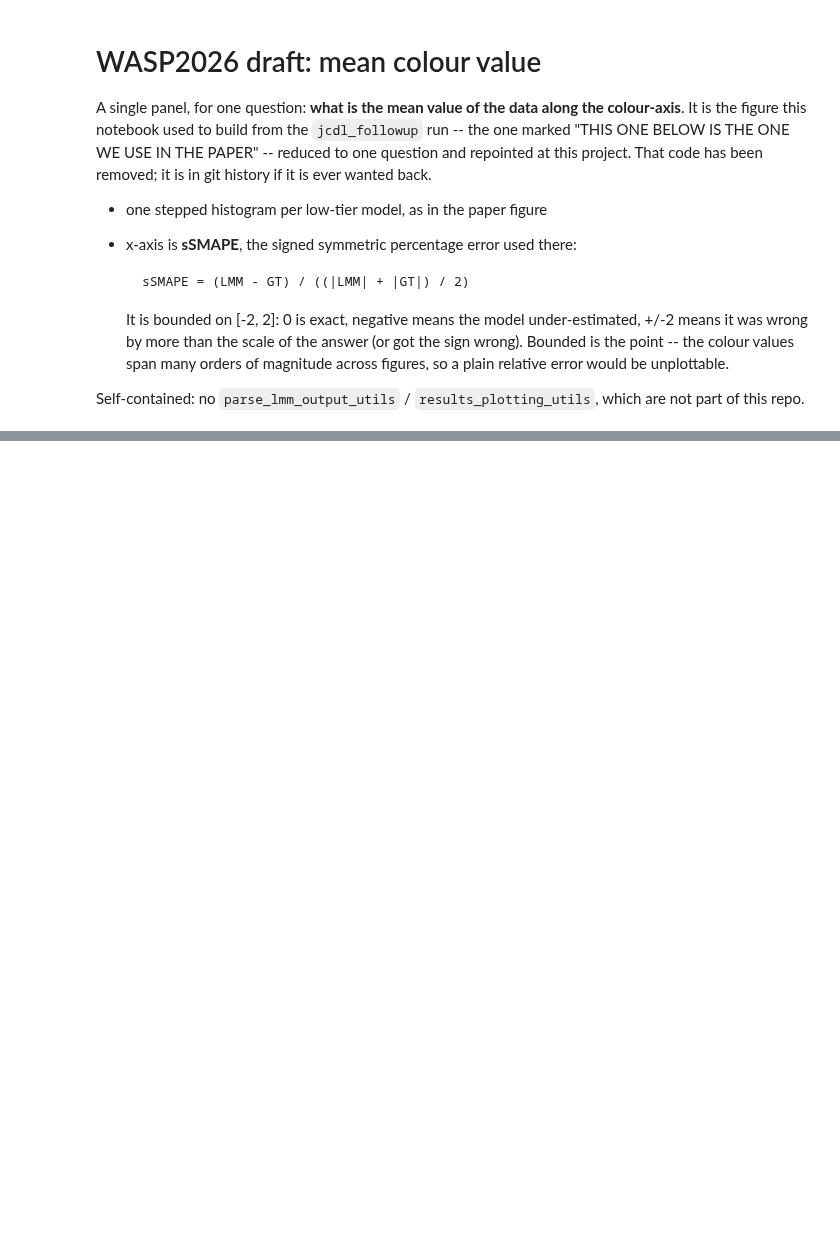
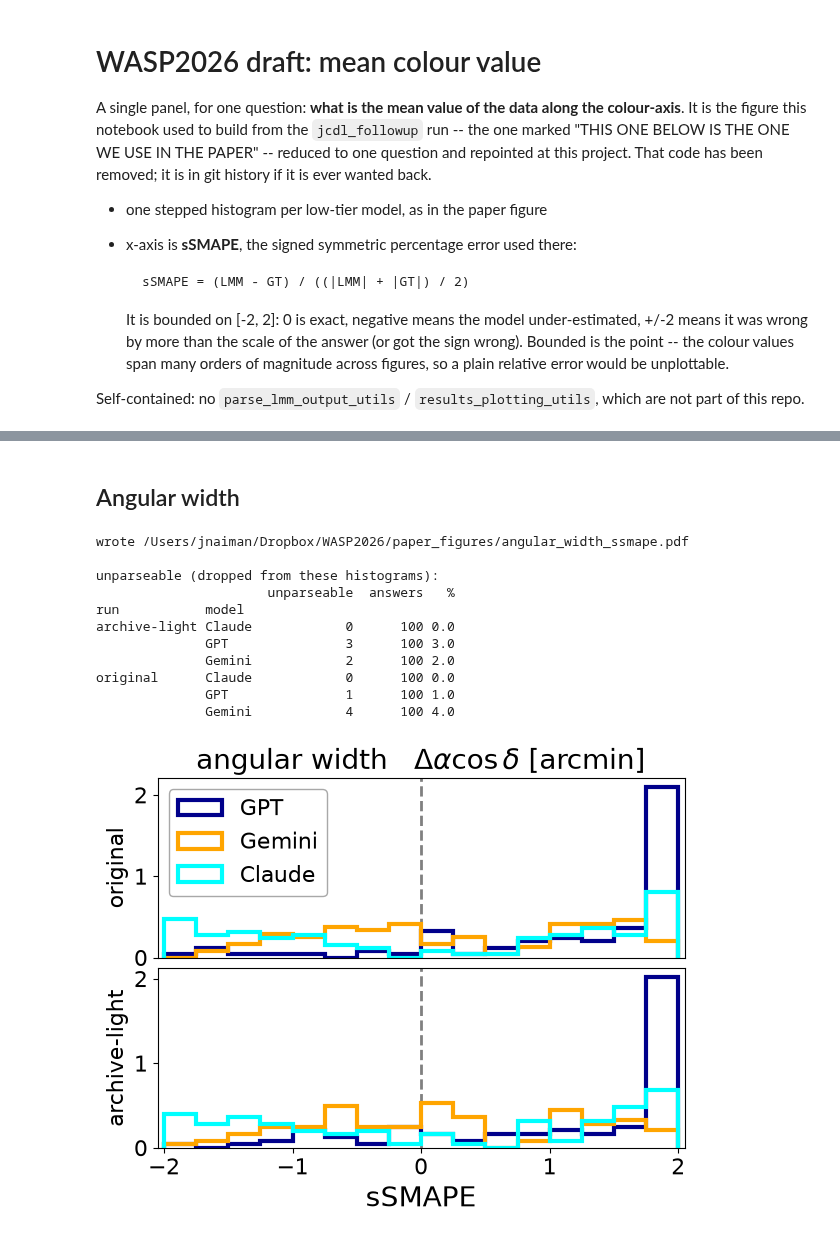
Before and after one commit to jnaiman/SkyImagesWASP2026, a Jupyter notebook: models/figure_notebooks/mean_med_calcs_figure.ipynb, the cells around one changed output, grey strips where cells are left out. Cells and saved outputs as stored; diff of their text form; code cells hidden in the pictures; blank space fills up the shorter version.

```diff
--- a/models/figure_notebooks/mean_med_calcs_figure.ipynb
+++ b/models/figure_notebooks/mean_med_calcs_figure.ipynb
@@ -238,0 +363,19 @@ wrote /Users/jnaiman/Dropbox/WASP2026/paper_figures/mean_color_ssmape.pdf
+# %% [markdown]
+## Angular width
+# %%
+# The same set of plots, for the angular WIDTH question.
+# Sky panels only -- contour figures are not asked this, so n is 100 per run.
+fig_width_q = plot_question('angular width')
+# %% [output]
+wrote /Users/jnaiman/Dropbox/WASP2026/paper_figures/angular_width_ssmape.pdf
+
+unparseable (dropped from these histograms):
+                      unparseable  answers   %
+run           model
+archive-light Claude            0      100 0.0
+              GPT               3      100 3.0
+              Gemini            2      100 2.0
+original      Claude            0      100 0.0
+              GPT               1      100 1.0
+              Gemini            4      100 4.0
+[figure, added]
```
Also changed, not shown: parts of 8 cells of this notebook, 1 other file.
